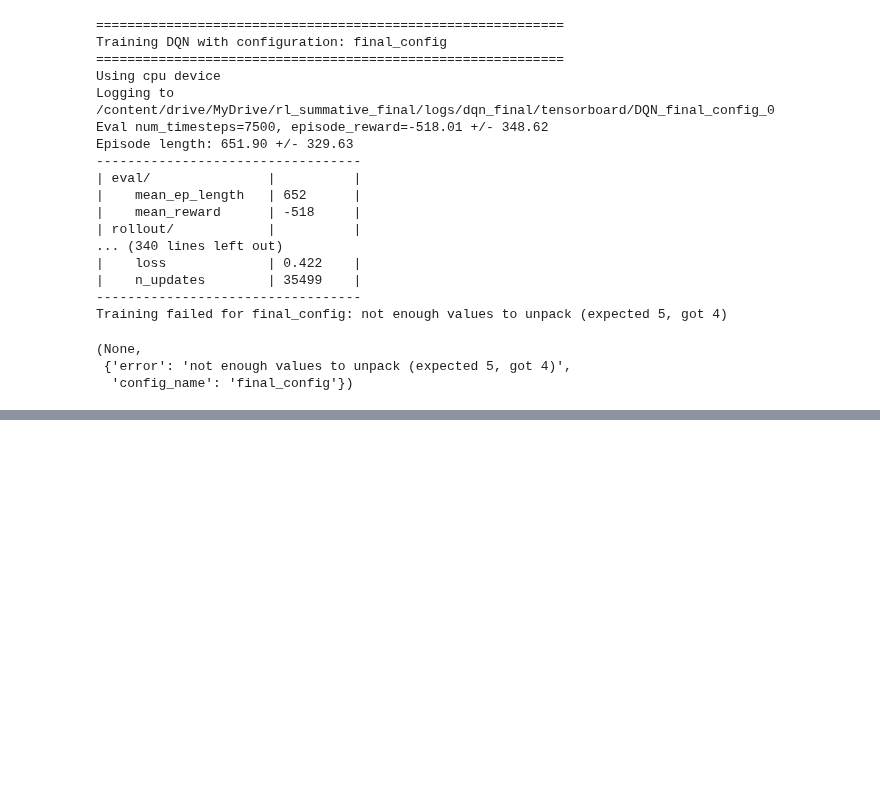
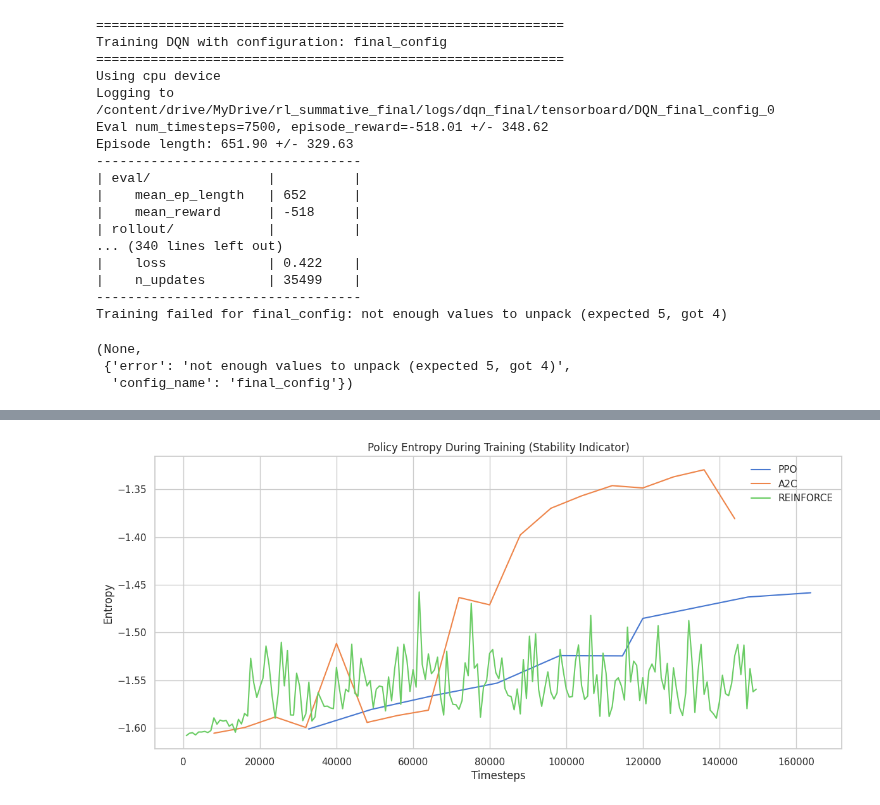
Before and after one commit to lindahnyambura/nyambura_l_rl_summative, a Jupyter notebook: training/training.ipynb, the cells around one changed output, grey strips where cells are left out. Saved outputs shown, nothing was run; the diff lists cells and outputs as text; code cells hidden in the pictures; blank space fills up the shorter version.

```diff
--- a/training/training.ipynb
+++ b/training/training.ipynb
@@ -177,0 +264,22 @@ Training failed for final_config: not enough values to unpack (expected 5, got 4
+# %%
+# Plot Policy Entropy for PPO, A2C, REINFORCE
+plt.figure(figsize=(14, 6))
+
+for i, method in enumerate(["PPO", "A2C", "REINFORCE"]):
+    df = readers[method].scalars
+    entropy = df[df["tag"].str.contains("entropy")]
+
+    if entropy.empty:
+        print(f"[Warning] No entropy data found for {method}")
+        continue
+
+    plt.plot(entropy["step"], entropy["value"], label=method)
+
+plt.title("Policy Entropy During Training (Stability Indicator)")
+plt.xlabel("Timesteps")
+plt.ylabel("Entropy")
+plt.legend()
+plt.grid(True)
+plt.show()
+# %% [output]
+[figure, added]
```
Also changed, not shown: parts of 7 cells of this notebook.
